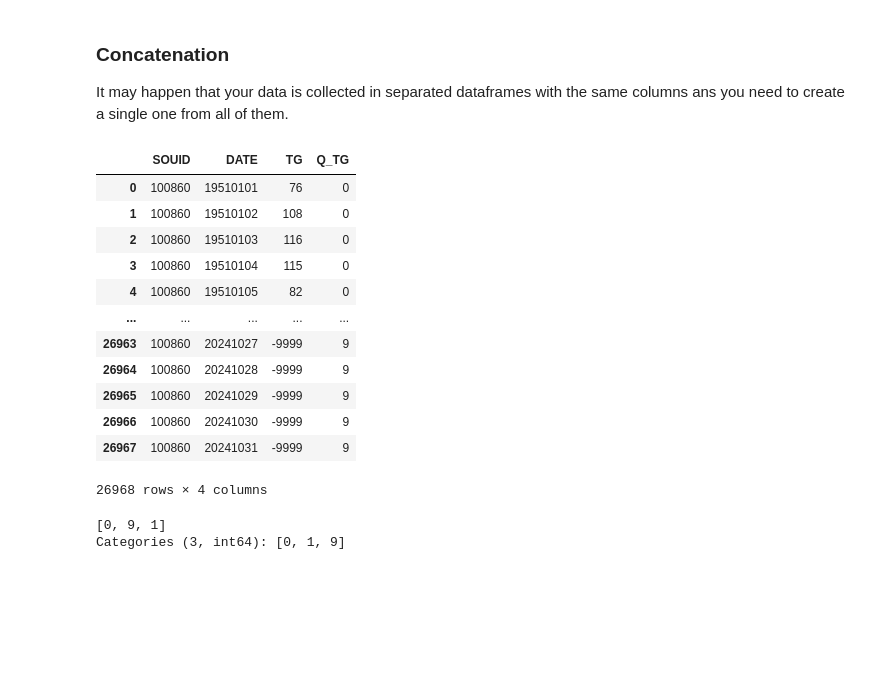
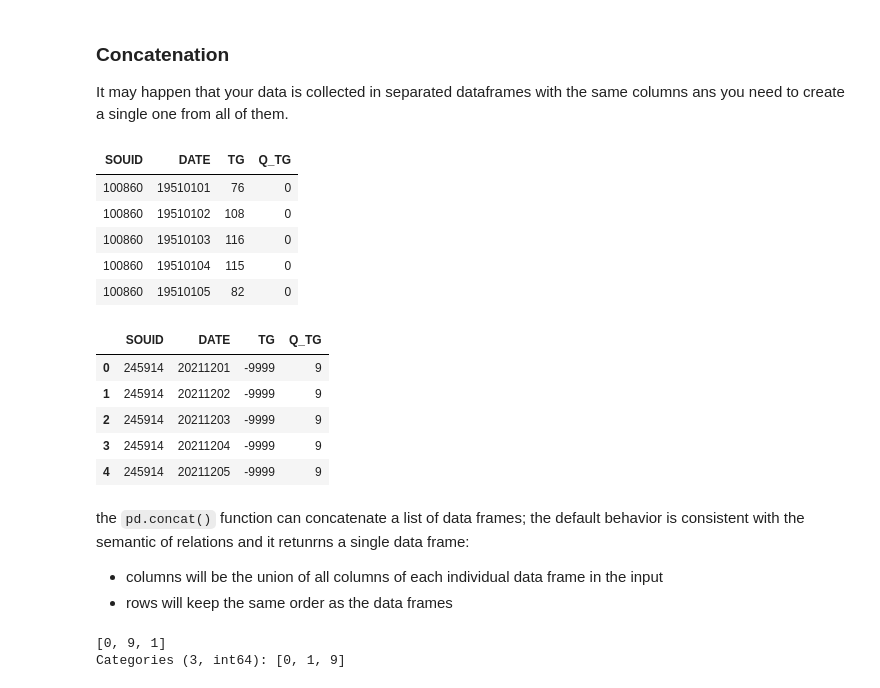
Before and after one commit to noiseOnTheNet/python-post023_jupyter_analitics, a Jupyter notebook: doc/Part_2.ipynb, the cells around one changed output. Cells and saved outputs as stored; diff of their text form; code cells hidden in the pictures; blank space fills up the shorter version.

```diff
--- a/doc/Part_2.ipynb
+++ b/doc/Part_2.ipynb
@@ -262,23 +234,28 @@ It may happen that your data is collected in separated dataframes with the same
 #!unzip BARI.zip TG_SOUID245914.txt
 # %%
 roma = pd.read_csv("TG_SOUID100860.txt",skiprows=20)
-roma
+roma.head()
 # %% [output]
-|  | SOUID | DATE | TG | Q_TG |
-| 0 | 100860 | 19510101 | 76 | 0 |
-| 1 | 100860 | 19510102 | 108 | 0 |
-| 2 | 100860 | 19510103 | 116 | 0 |
-| 3 | 100860 | 19510104 | 115 | 0 |
-| 4 | 100860 | 19510105 | 82 | 0 |
-| ... | ... | ... | ... | ... |
-| 26963 | 100860 | 20241027 | -9999 | 9 |
-| 26964 | 100860 | 20241028 | -9999 | 9 |
-| 26965 | 100860 | 20241029 | -9999 | 9 |
-| 26966 | 100860 | 20241030 | -9999 | 9 |
-| 26967 | 100860 | 20241031 | -9999 | 9 |
+| SOUID | DATE | TG | Q_TG |
+| 100860 | 19510101 | 76 | 0 |
+| 100860 | 19510102 | 108 | 0 |
+| 100860 | 19510103 | 116 | 0 |
+| 100860 | 19510104 | 115 | 0 |
+| 100860 | 19510105 | 82 | 0 |
-26968 rows × 4 columns
 # %%
 bari = pd.read_csv("TG_SOUID245914.txt",skiprows=20)
+bari.head()
+# %% [output]
+|  | SOUID | DATE | TG | Q_TG |
+| 0 | 245914 | 20211201 | -9999 | 9 |
+| 1 | 245914 | 20211202 | -9999 | 9 |
+| 2 | 245914 | 20211203 | -9999 | 9 |
+| 3 | 245914 | 20211204 | -9999 | 9 |
+| 4 | 245914 | 20211205 | -9999 | 9 |
+# %% [markdown]
+the `pd.concat()` function can concatenate a list of data frames; the default behavior is consistent with the semantic of relations and it retunrns a single data frame:
+- columns will be the union of all columns of each individual data frame in the input
+- rows will keep the same order as the data frames
 # %%
 temperatures = pd.concat([roma,bari])
 temperatures.columns = list(map(str.strip,temperatures.columns))
```
Also changed, not shown: parts of 26 cells of this notebook, 5 other files.
